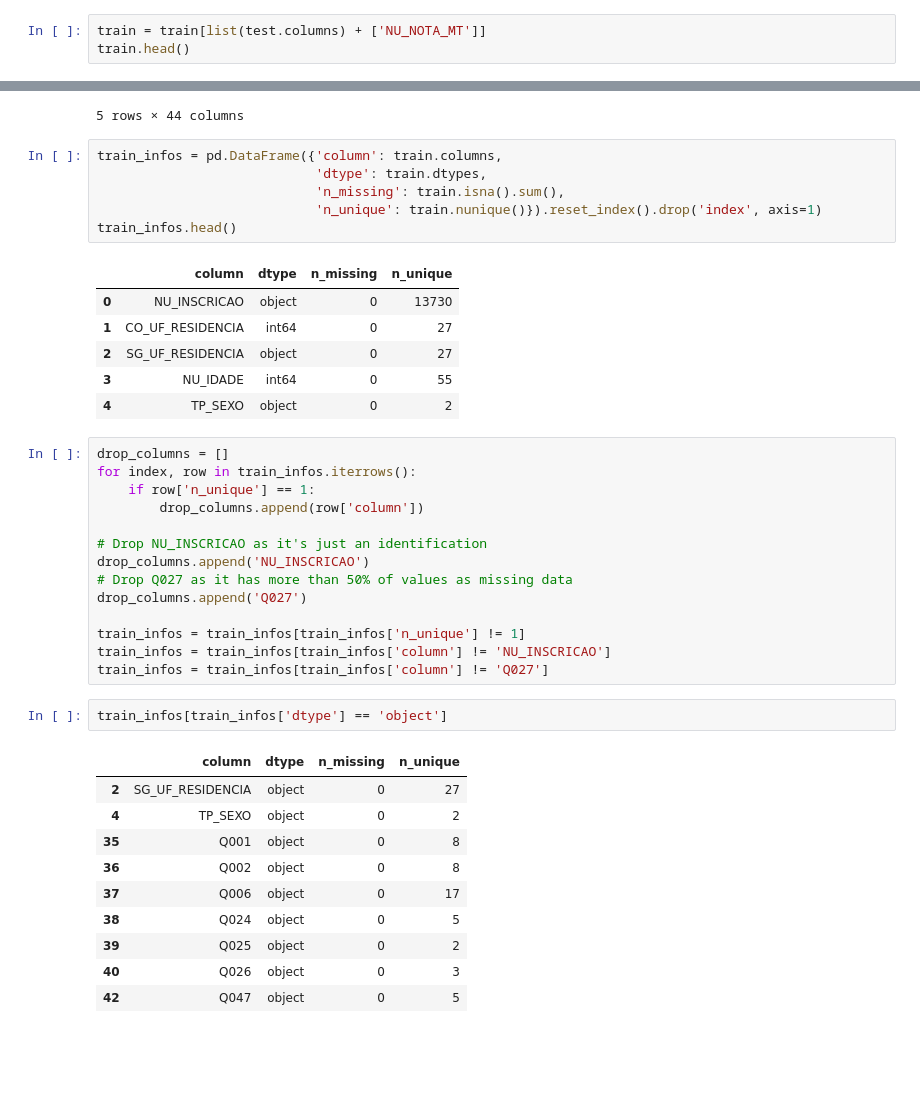
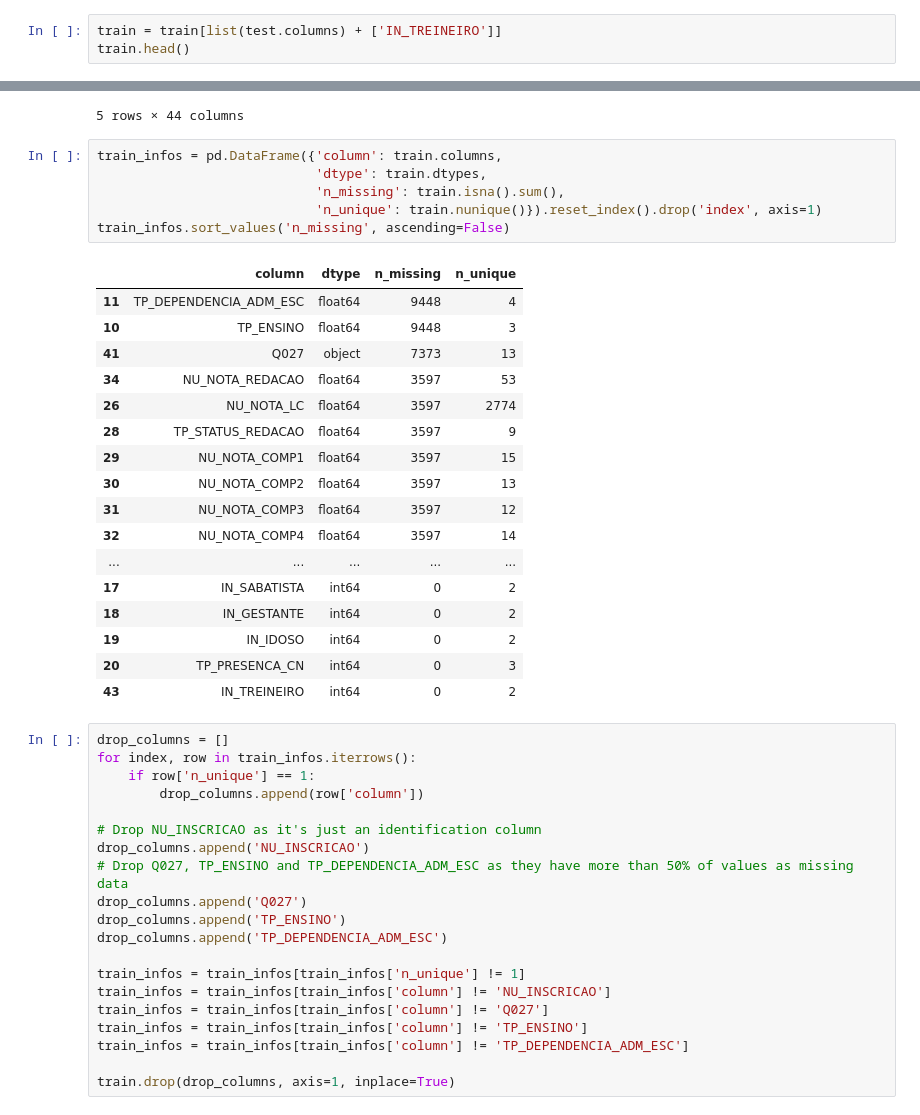
Before and after one commit to brunocmartins/aceleradev-data-science, a Jupyter notebook: enem-4/main.ipynb, the cells around one changed output, grey strips where cells are left out. Saved outputs shown, nothing was run; the diff lists cells and outputs as text; blank space fills up the shorter version.

```diff
--- a/enem-4/main.ipynb
+++ b/enem-4/main.ipynb
@@ -27,7 +35,7 @@ test.head()
 | 4 | df47c07bd881c2db3f38c6048bf77c132... | 53 | DF | 19 | F | 1 | 1 | ... |
 5 rows × 43 columns
 # %%
-train = train[list(test.columns) + ['NU_NOTA_MT']]
+train = train[list(test.columns) + ['IN_TREINEIRO']]
 train.head()
 # %% [output]
 |  | NU_INSCRICAO | CO_UF_RESIDENCIA | SG_UF_RESIDENCIA | NU_IDADE | TP_SEXO | TP_COR_RACA | TP_NACIONALIDADE | ... |
@@ -40,40 +48,44 @@ train.head()
 # %%
 train_infos = pd.DataFrame({'column': train.columns,
                             'dtype': train.dtypes,
                             'n_missing': train.isna().sum(),
                             'n_unique': train.nunique()}).reset_index().drop('index', axis=1)
-train_infos.head()
+train_infos.sort_values('n_missing', ascending=False)
 # %% [output]
 |  | column | dtype | n_missing | n_unique |
-| 0 | NU_INSCRICAO | object | 0 | 13730 |
-| 1 | CO_UF_RESIDENCIA | int64 | 0 | 27 |
-| 2 | SG_UF_RESIDENCIA | object | 0 | 27 |
-| 3 | NU_IDADE | int64 | 0 | 55 |
-| 4 | TP_SEXO | object | 0 | 2 |
+| 11 | TP_DEPENDENCIA_ADM_ESC | float64 | 9448 | 4 |
+| 10 | TP_ENSINO | float64 | 9448 | 3 |
+| 41 | Q027 | object | 7373 | 13 |
+| 34 | NU_NOTA_REDACAO | float64 | 3597 | 53 |
+| 26 | NU_NOTA_LC | float64 | 3597 | 2774 |
+| 28 | TP_STATUS_REDACAO | float64 | 3597 | 9 |
+| 29 | NU_NOTA_COMP1 | float64 | 3597 | 15 |
+| 30 | NU_NOTA_COMP2 | float64 | 3597 | 13 |
+| 31 | NU_NOTA_COMP3 | float64 | 3597 | 12 |
+| 32 | NU_NOTA_COMP4 | float64 | 3597 | 14 |
+| ... | ... | ... | ... | ... |
+| 17 | IN_SABATISTA | int64 | 0 | 2 |
+| 18 | IN_GESTANTE | int64 | 0 | 2 |
+| 19 | IN_IDOSO | int64 | 0 | 2 |
+| 20 | TP_PRESENCA_CN | int64 | 0 | 3 |
+| 43 | IN_TREINEIRO | int64 | 0 | 2 |
 # %%
 drop_columns = []
 for index, row in train_infos.iterrows():
     if row['n_unique'] == 1:
         drop_columns.append(row['column'])
 
-# Drop NU_INSCRICAO as it's just an identification
+# Drop NU_INSCRICAO as it's just an identification column
 drop_columns.append('NU_INSCRICAO')
-# Drop Q027 as it has more than 50% of values as missing data
+# Drop Q027, TP_ENSINO and TP_DEPENDENCIA_ADM_ESC as they have more than 50% of values as missing data
 drop_columns.append('Q027')
+drop_columns.append('TP_ENSINO')
+drop_columns.append('TP_DEPENDENCIA_ADM_ESC')
 
 train_infos = train_infos[train_infos['n_unique'] != 1]
 train_infos = train_infos[train_infos['column'] != 'NU_INSCRICAO']
 train_infos = train_infos[train_infos['column'] != 'Q027']
+train_infos = train_infos[train_infos['column'] != 'TP_ENSINO']
+train_infos = train_infos[train_infos['column'] != 'TP_DEPENDENCIA_ADM_ESC']
+
+train.drop(drop_columns, axis=1, inplace=True)
-# %%
-train_infos[train_infos['dtype'] == 'object']
-# %% [output]
-|  | column | dtype | n_missing | n_unique |
-| 2 | SG_UF_RESIDENCIA | object | 0 | 27 |
-| 4 | TP_SEXO | object | 0 | 2 |
-| 35 | Q001 | object | 0 | 8 |
-| 36 | Q002 | object | 0 | 8 |
-| 37 | Q006 | object | 0 | 17 |
-| 38 | Q024 | object | 0 | 5 |
-| 39 | Q025 | object | 0 | 2 |
-| 40 | Q026 | object | 0 | 3 |
-| 42 | Q047 | object | 0 | 5 |
```
Also changed, not shown: parts of 36 cells of this notebook, 1 other file.
